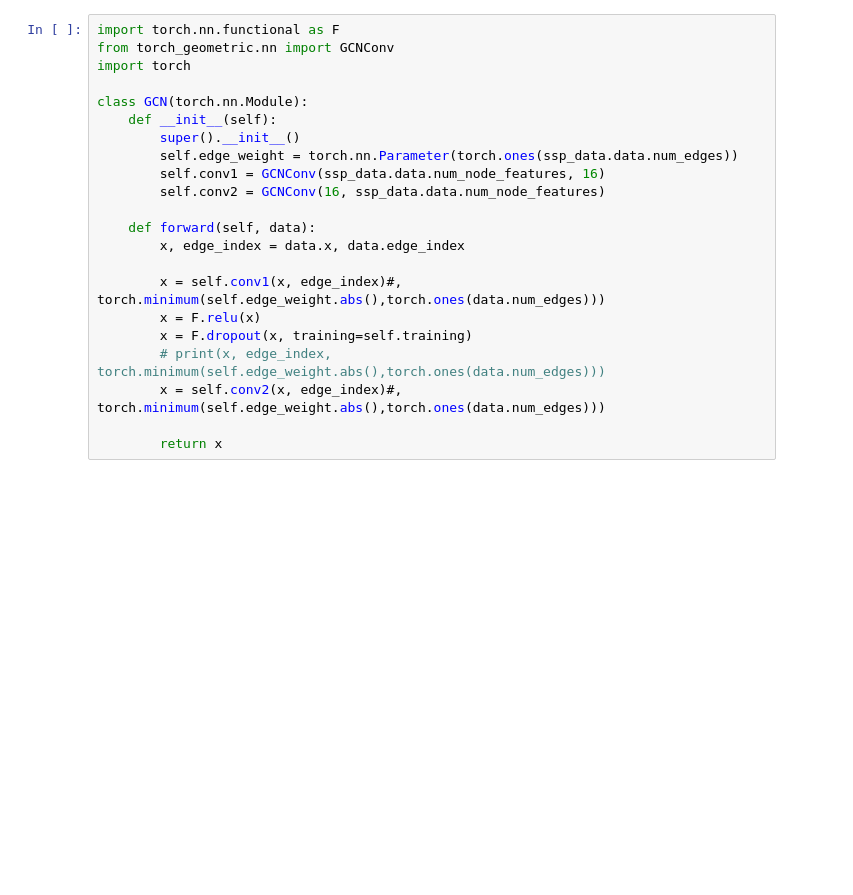
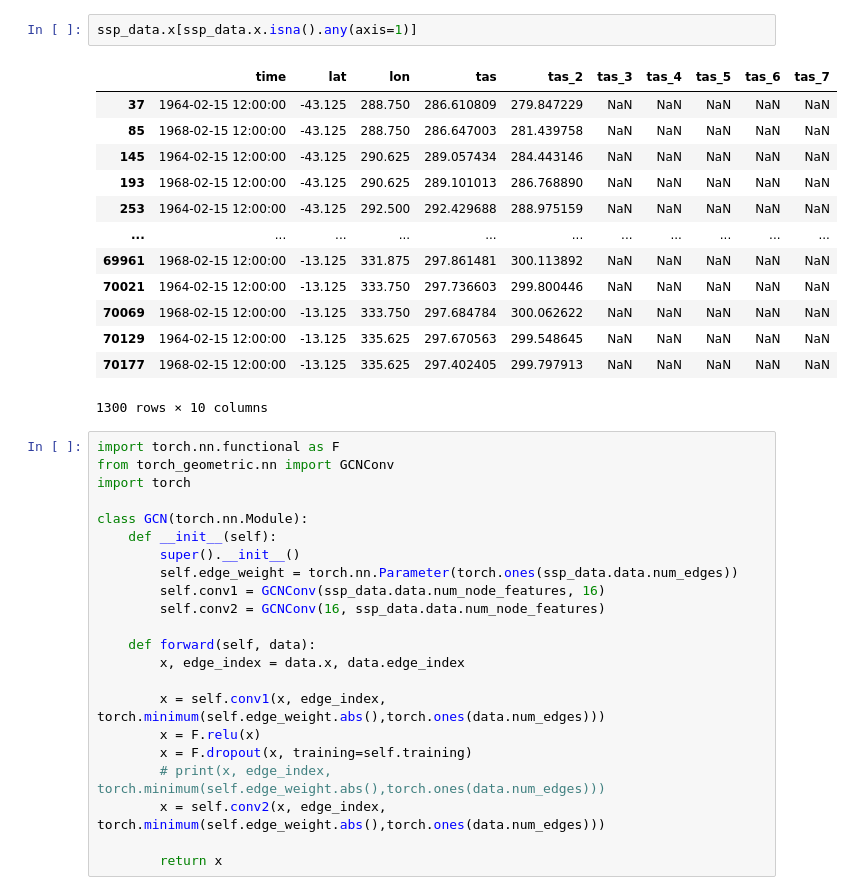
Before and after one commit to opticwiznub/Honours-Thesis, a Jupyter notebook: code/GNN_structure.ipynb, the cells around one changed output. Cells and saved outputs as stored; diff of their text form; blank space fills up the shorter version.

```diff
--- a/code/GNN_structure.ipynb
+++ b/code/GNN_structure.ipynb
@@ -146,3 +144,19 @@ ssp_data.data.num_node_features
+# %%
+ssp_data.x[ssp_data.x.isna().any(axis=1)]
+# %% [output]
+|  | time | lat | lon | tas | tas_2 | tas_3 | tas_4 | tas_5 | tas_6 | tas_7 |
+| 37 | 1964-02-15 12:00:00 | -43.125 | 288.750 | 286.610809 | 279.847229 | NaN | NaN | NaN | NaN | NaN |
+| 85 | 1968-02-15 12:00:00 | -43.125 | 288.750 | 286.647003 | 281.439758 | NaN | NaN | NaN | NaN | NaN |
+| 145 | 1964-02-15 12:00:00 | -43.125 | 290.625 | 289.057434 | 284.443146 | NaN | NaN | NaN | NaN | NaN |
+| 193 | 1968-02-15 12:00:00 | -43.125 | 290.625 | 289.101013 | 286.768890 | NaN | NaN | NaN | NaN | NaN |
+| 253 | 1964-02-15 12:00:00 | -43.125 | 292.500 | 292.429688 | 288.975159 | NaN | NaN | NaN | NaN | NaN |
+| ... | ... | ... | ... | ... | ... | ... | ... | ... | ... | ... |
+| 69961 | 1968-02-15 12:00:00 | -13.125 | 331.875 | 297.861481 | 300.113892 | NaN | NaN | NaN | NaN | NaN |
+| 70021 | 1964-02-15 12:00:00 | -13.125 | 333.750 | 297.736603 | 299.800446 | NaN | NaN | NaN | NaN | NaN |
+| 70069 | 1968-02-15 12:00:00 | -13.125 | 333.750 | 297.684784 | 300.062622 | NaN | NaN | NaN | NaN | NaN |
+| 70129 | 1964-02-15 12:00:00 | -13.125 | 335.625 | 297.670563 | 299.548645 | NaN | NaN | NaN | NaN | NaN |
+| 70177 | 1968-02-15 12:00:00 | -13.125 | 335.625 | 297.402405 | 299.797913 | NaN | NaN | NaN | NaN | NaN |
+1300 rows × 10 columns
 # %%
 import torch.nn.functional as F
 from torch_geometric.nn import GCNConv
@@ -158,11 +172,11 @@ class GCN(torch.nn.Module):
     def forward(self, data):
         x, edge_index = data.x, data.edge_index
 
-        x = self.conv1(x, edge_index)#, torch.minimum(self.edge_weight.abs(),torch.ones(data.num_edges)))
+        x = self.conv1(x, edge_index, torch.minimum(self.edge_weight.abs(),torch.ones(data.num_edges)))
         x = F.relu(x)
         x = F.dropout(x, training=self.training)
         # print(x, edge_index, torch.minimum(self.edge_weight.abs(),torch.ones(data.num_edges)))
-        x = self.conv2(x, edge_index)#, torch.minimum(self.edge_weight.abs(),torch.ones(data.num_edges)))
+        x = self.conv2(x, edge_index, torch.minimum(self.edge_weight.abs(),torch.ones(data.num_edges)))
 
         return x
 # %%
```
Also changed, not shown: parts of 18 cells of this notebook, 10 other files.
